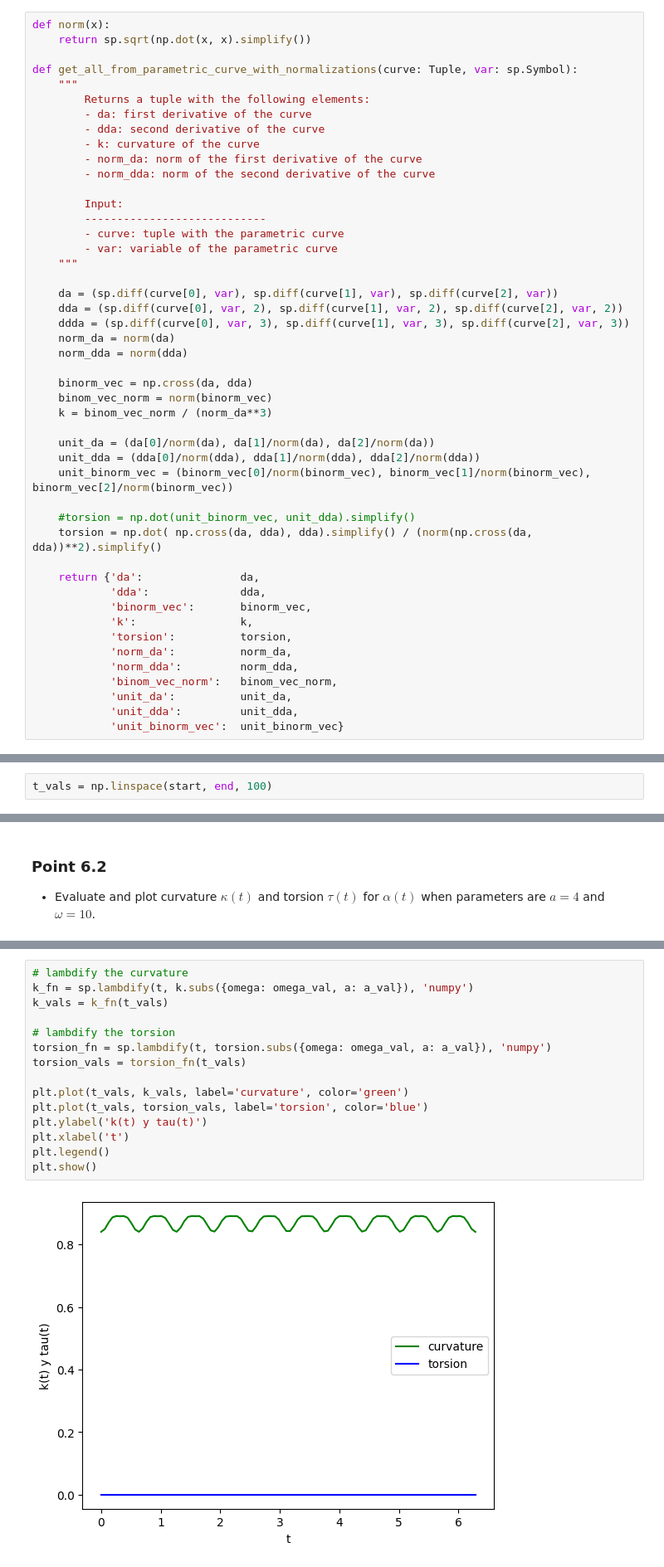
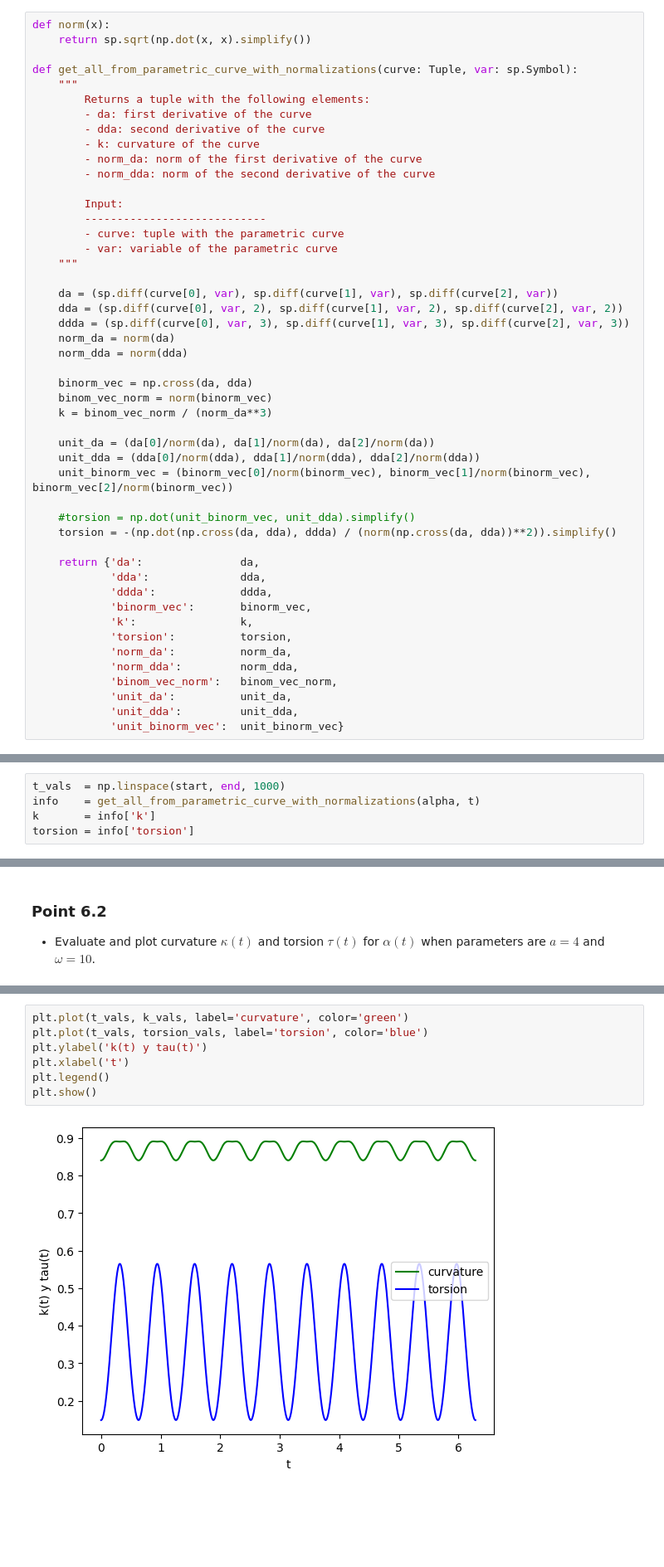
Before and after one commit to DaveAlsina/8tavoSemestre, a Jupyter notebook: geometria/tarea3/tarea3solucion.ipynb, the cells around one changed output, grey strips where cells are left out. Shown at 83% size. Cells and saved outputs as stored; diff of their text form; blank space fills up the shorter version.

```diff
--- a/geometria/tarea3/tarea3solucion.ipynb
+++ b/geometria/tarea3/tarea3solucion.ipynb
@@ -59,10 +59,11 @@ def get_all_from_parametric_curve_with_normalizations(curve: Tuple, var: sp.Symb
     unit_binorm_vec = (binorm_vec[0]/norm(binorm_vec), binorm_vec[1]/norm(binorm_vec), binorm_vec[2]/norm(binorm_vec))
 
     #torsion = np.dot(unit_binorm_vec, unit_dda).simplify()
-    torsion = np.dot( np.cross(da, dda), dda).simplify() / (norm(np.cross(da, dda))**2).simplify()
+    torsion = -(np.dot(np.cross(da, dda), ddda) / (norm(np.cross(da, dda))**2)).simplify()
 
     return {'da':               da,
             'dda':              dda,
+            'ddda':             ddda,
             'binorm_vec':       binorm_vec,
             'k':                k,
             'torsion':          torsion,
@@ -495,4 +914,7 @@ alpha
 
 - Evaluate the unit vectors $\vec{T}(t),\; \vec{N}(t),\; \vec{B}(t)$ for the curve $\alpha(t)$.
 # %%
-t_vals = np.linspace(start, end, 100)
+t_vals  = np.linspace(start, end, 1000)
+info    = get_all_from_parametric_curve_with_normalizations(alpha, t)
+k       = info['k']
+torsion = info['torsion']
@@ -521,21 +935,13 @@ torsion_fn = sp.lambdify(t, torsion.subs({omega: omega_val, a: a_val}), 'numpy')
 torsion_vals = torsion_fn(t_vals)
 # %%
-# lambdify the curvature
-k_fn = sp.lambdify(t, k.subs({omega: omega_val, a: a_val}), 'numpy')
-k_vals = k_fn(t_vals)
-
-# lambdify the torsion
-torsion_fn = sp.lambdify(t, torsion.subs({omega: omega_val, a: a_val}), 'numpy')
-torsion_vals = torsion_fn(t_vals)
-
 plt.plot(t_vals, k_vals, label='curvature', color='green')
 plt.plot(t_vals, torsion_vals, label='torsion', color='blue')
 plt.ylabel('k(t) y tau(t)')
 plt.xlabel('t')
 plt.legend()
 plt.show()
 # %% [output]
-[figure, old version]
+[figure, new version]
 # %% [markdown]
 ### Point 6.3
 
```
Also changed, not shown: parts of 25 cells of this notebook.
